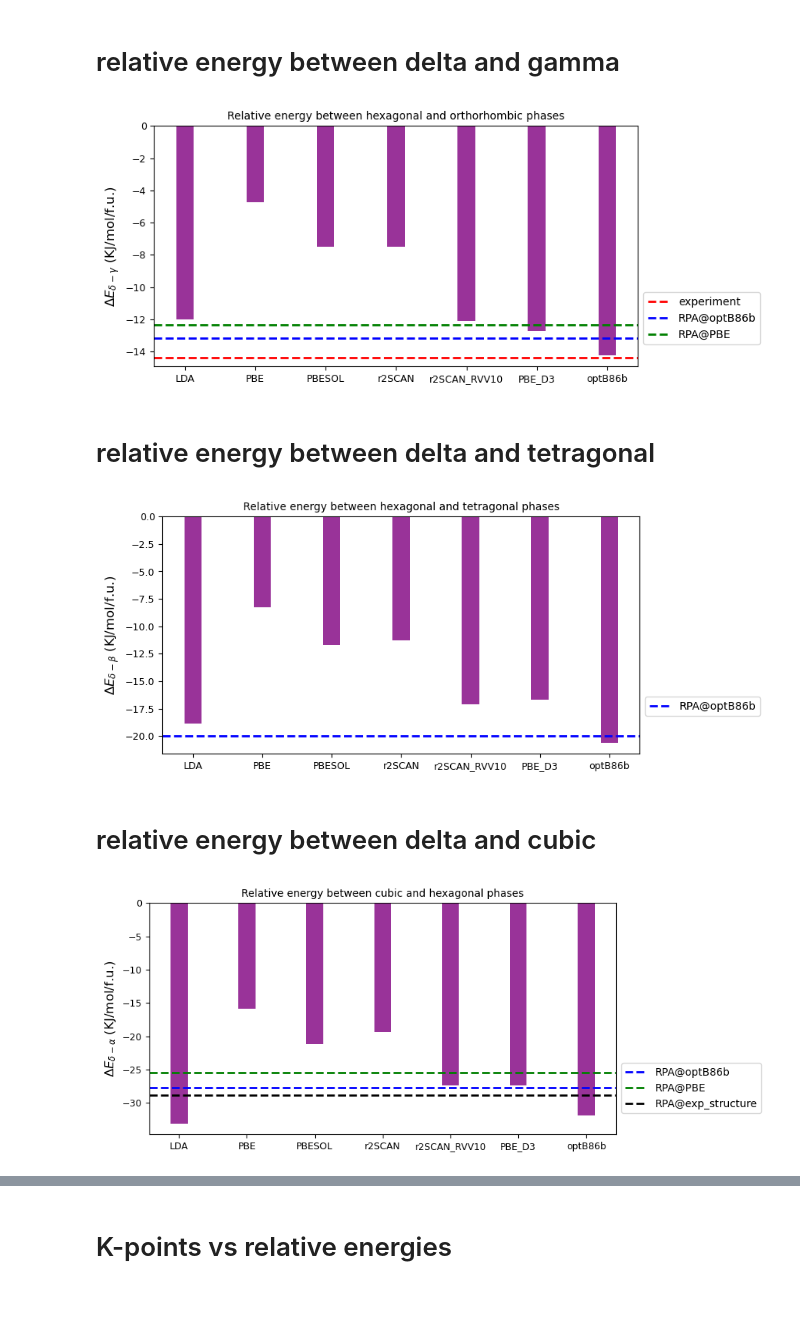
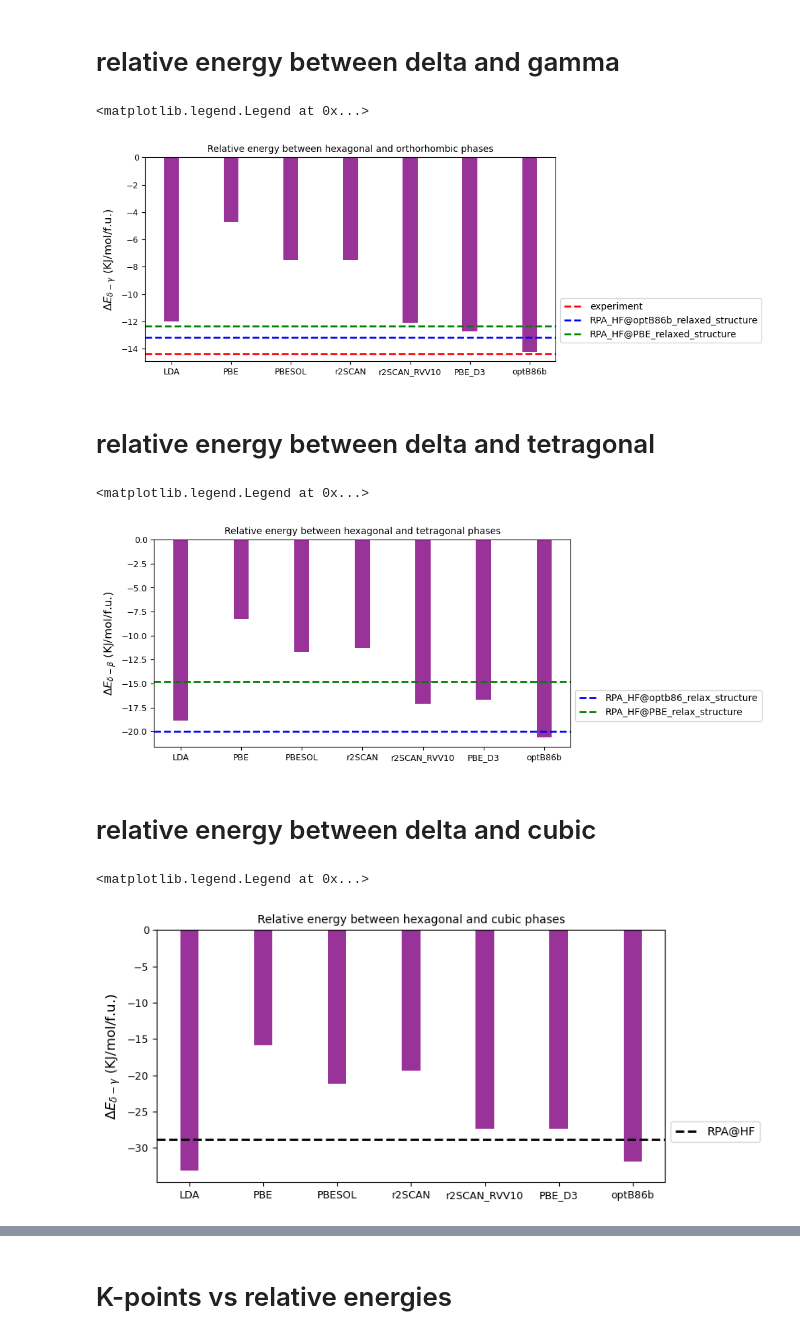
Before and after one commit to paramvir3/Crystal-Structures-Halide-perovskite, a Jupyter notebook: CsPbI3/structure.ipynb, the cells around one changed output, grey strips where cells are left out. Cells and saved outputs as stored; diff of their text form; code cells hidden in the pictures; blank space fills up the shorter version.

```diff
--- a/CsPbI3/structure.ipynb
+++ b/CsPbI3/structure.ipynb
@@ -854,34 +854,35 @@ plt.savefig('kp.png')
 # %%
 name = ['LDA', 'PBE', 'PBESOL', 'r2SCAN', 'r2SCAN_RVV10', 'PBE_D3', 'optB86b']
 
 final_gamma_delta = [(65.07439064 - 65.57145986)*96.491566/4,
                      (56.72030774 - 56.91759026)*96.491566/4, \
                      (60.79387215 - 61.10493712)*96.491566/4, \
                      (644.00896805 - 644.32015158)*96.491566/4, \
                      (638.22184174 - 638.72289283)*96.491566/4, \
                      (61.69465655 - 62.22204117)*96.491566/4, \
                      (12.78607759 - 13.37563823)*96.491566/4]
 
 fig, (ax) = plt.subplots(figsize=(8,4))
 
 ax.bar(name,final_gamma_delta, color='purple', width = 0.25, alpha=0.8)
 plt.axhline(y = -14.4, color = 'r', linestyle = '--', lw=2, label='experiment')
 #plt.axhline(y = -15.1, color = 'k', linestyle = '--', lw=1)
 #plt.axhline(y = -13.7, color = 'k', linestyle = '--', lw=1)
 
-plt.axhline(y = (333.12892725-333.67466505)*96.491566/4, color = 'b', linestyle = '--', lw=2, label='RPA@optB86b')
-plt.axhline(y = (332.77932369-333.29082568)*96.491566/4, color = 'g', linestyle = '--', lw=2, label='RPA@PBE')
-#plt.axhline(y = (332.90154074-333.68606579)*96.491566/4, color = 'k', linestyle = '--', lw=2, label='RPA@exp_structures')
+plt.axhline(y = (333.12892725-333.67466505)*96.491566/4, color = 'b', linestyle = '--', lw=2, label='RPA_HF@optB86b_relaxed_structure')
+plt.axhline(y = (332.77932369-333.29082568)*96.491566/4, color = 'g', linestyle = '--', lw=2, label='RPA_HF@PBE_relaxed_structure')
+#plt.axhline(y = (332.90154074-333.68606579)*96.491566/4, color = 'k', linestyle = '--', lw=2, label='RPA_HF@exp_structures')
 
 ax.set_ylabel('$\Delta E_{\delta-\gamma}$ (KJ/mol/f.u.)', fontsize = 12)
 ax.set_title('Relative energy between hexagonal and orthorhombic phases', fontsize=10)
 ax.tick_params(labelsize=9)
 
 ax.legend(loc='center left', bbox_to_anchor=(1.0, 0.2))
 
-plt.savefig('relative_energy_delta_ortho.png')
+#plt.savefig('relative_energy_delta_ortho.png')
 # %% [output]
+<matplotlib.legend.Legend at 0x...>
-[figure, old version]
+[figure, new version]
 # %% [markdown]
 # relative energy between delta and tetragonal
 # %%
@@ -900,8 +901,8 @@ fig, (ax) = plt.subplots(figsize=(8,4))
 
 ax.bar(name,final_tetra_delta, color='purple', width = 0.25, alpha=0.8)
 
-plt.axhline(y = (332.84671640-333.67466505)*96.491566/4, color = 'b', linestyle = '--', lw=2, label='RPA@optB86b')
-#plt.axhline(y = (332.67866303-333.29082568)*96.491566/4, color = 'g', linestyle = '--', lw=2, label='RPA@PBE')
+plt.axhline(y = (332.84671640-333.67466505)*96.491566/4, color = 'b', linestyle = '--', lw=2, label='RPA_HF@optb86_relax_structure')
+plt.axhline(y = (332.67866303-333.29082568)*96.491566/4, color = 'g', linestyle = '--', lw=2, label='RPA_HF@PBE_relax_structure')
 
 ax.set_ylabel('$\Delta E_{\delta - \\beta}$ (KJ/mol/f.u.)', fontsize = 12)
 ax.set_title('Relative energy between hexagonal and tetragonal phases', fontsize=10)
@@ -909,9 +910,10 @@ ax.tick_params(labelsize=9)
 
 ax.legend(loc='center left', bbox_to_anchor=(1.0, 0.2))
 
-plt.savefig('relative_energy_delta_tetra.png')
+#plt.savefig('relative_energy_delta_tetra.png')
 # %% [output]
+<matplotlib.legend.Legend at 0x...>
-[figure, old version]
+[figure, new version]
 # %% [markdown]
 # relative energy between delta and cubic
 # %%
@@ -930,16 +932,17 @@ fig, (ax) = plt.subplots(figsize=(8,4))
 
 ax.bar(name,final_cubic_delta, color='purple', width = 0.25, alpha=0.8)
 
-plt.axhline(y = (332.52419812-333.67466505)*96.491566/4, color = 'b', linestyle = '--', lw=2, label='RPA@optB86b')
-plt.axhline(y =(332.23421324-333.29082568)*96.491566/4 , color = 'g', linestyle = '--', lw=2, label='RPA@PBE')
-plt.axhline(y = (332.48900244- 333.68606579)*96.491566/4, color = 'k', linestyle = '--', lw=2, label='RPA@exp_structure')
+#plt.axhline(y = (332.52419812-333.67466505)*96.491566/4, color = 'b', linestyle = '--', lw=2, label='RPA@optB86b')
+#plt.axhline(y =(332.23421324-333.29082568)*96.491566/4 , color = 'g', linestyle = '--', lw=2, label='RPA@PBE')
+plt.axhline(y = (332.48900244- 333.68606579)*96.491566/4, color = 'k', linestyle = '--', lw=2, label='RPA@HF')
 
-ax.set_ylabel('$\Delta E_{\delta - \\alpha }$ (KJ/mol/f.u.)', fontsize = 12)
-ax.set_title('Relative energy between cubic and hexagonal phases', fontsize=10)
+ax.set_ylabel('$\Delta E_{\delta - \gamma}$ (KJ/mol/f.u.)', fontsize = 12)
+ax.set_title('Relative energy between hexagonal and cubic phases', fontsize=10)
 ax.tick_params(labelsize=9)
 
 ax.legend(loc='center left', bbox_to_anchor=(1.0, 0.2))
 
-plt.savefig('relative_energy_delta_cubic.png')
+#plt.savefig('relative_energy_delta_cubic.png')
 # %% [output]
+<matplotlib.legend.Legend at 0x...>
-[figure, old version]
+[figure, new version]
```
Also changed, not shown: parts of 2 cells of this notebook, 14 other files.
